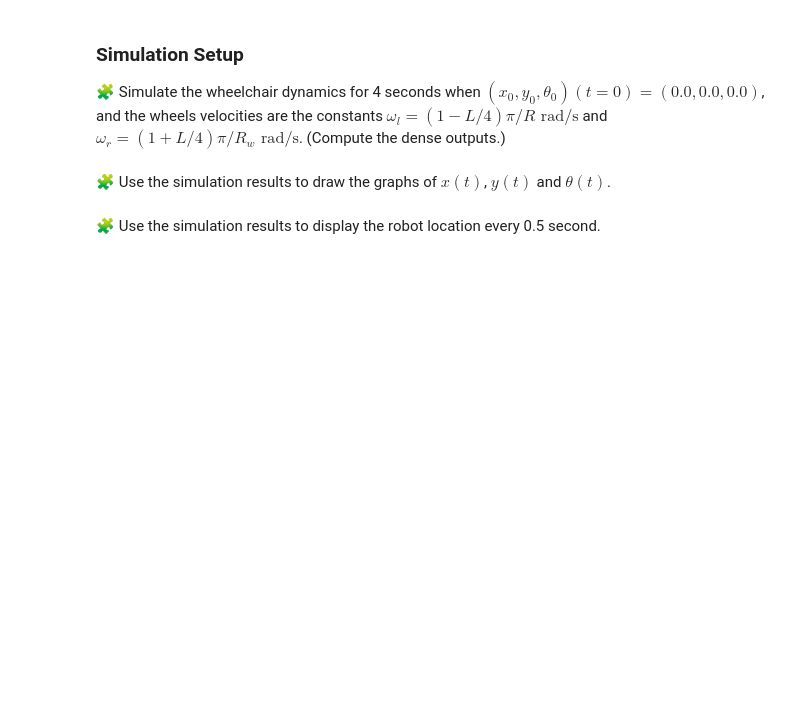
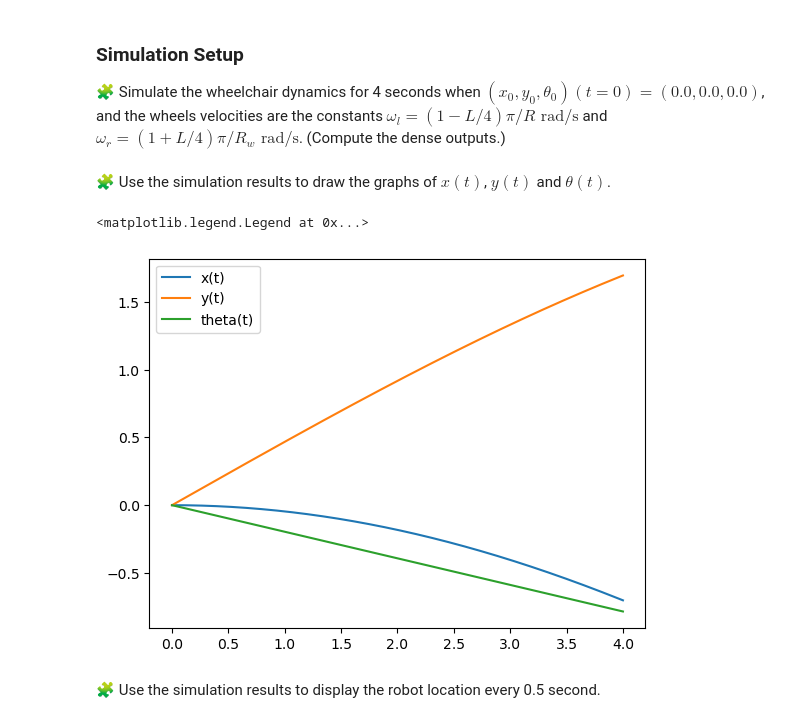
Before and after one commit to HibaNRJ/control-engineering-with-python-project-2022-2023, a Jupyter notebook: Project-1.ipynb, the cells around one changed output. Saved outputs shown, nothing was run; the diff lists cells and outputs as text; code cells hidden in the pictures; blank space fills up the shorter version.

```diff
--- a/Project-1.ipynb
+++ b/Project-1.ipynb
@@ -145,3 +125,11 @@ def fun(t, xytheta):
+# %%
+def fun(t, xytheta):
+    x, y, theta = xytheta
+    omega_l, omega_r = omega(t, xytheta)
+    dx = ((omega_l + omega_r)/2*L)*sin(theta)*((Rw)**2)
+    dy = ((omega_l + omega_r)/2*L)*cos(theta)*((Rw)**2)
+    dtheta = (omega_l - omega_r)*Rw/2*L
+    return array([dx, dy, dtheta])
 # %% [markdown]
 ### Simulation Setup
 
@@ -153,2 +139,8 @@ pass
+# %%
+results = solve_ivp(fun = fun, y0 = [0,0,0], t_span = [0, 4], dense_output = True)
+sol = results["sol"]
+t = linspace(0, 4, 1000)
+x = sol(t)[0]
+y = sol(t)[1]
 # %% [markdown]
 🧩 Use the simulation results to draw the graphs of $x(t)$, $y(t)$ and $\theta(t)$.
@@ -157,3 +147,12 @@ pass
+# %%
+theta = sol(t)[2]
+plot(t, x, label = "x(t)")
+plot(t, y, label = "y(t)")
+plot(t, theta, label = "theta(t)" )
+legend()
+# %% [output]
+<matplotlib.legend.Legend at 0x...>
+[figure, added]
 # %% [markdown]
 🧩 Use the simulation results to display the robot location every 0.5 second.
 # %%
```
Also changed, not shown: parts of 12 cells of this notebook.
